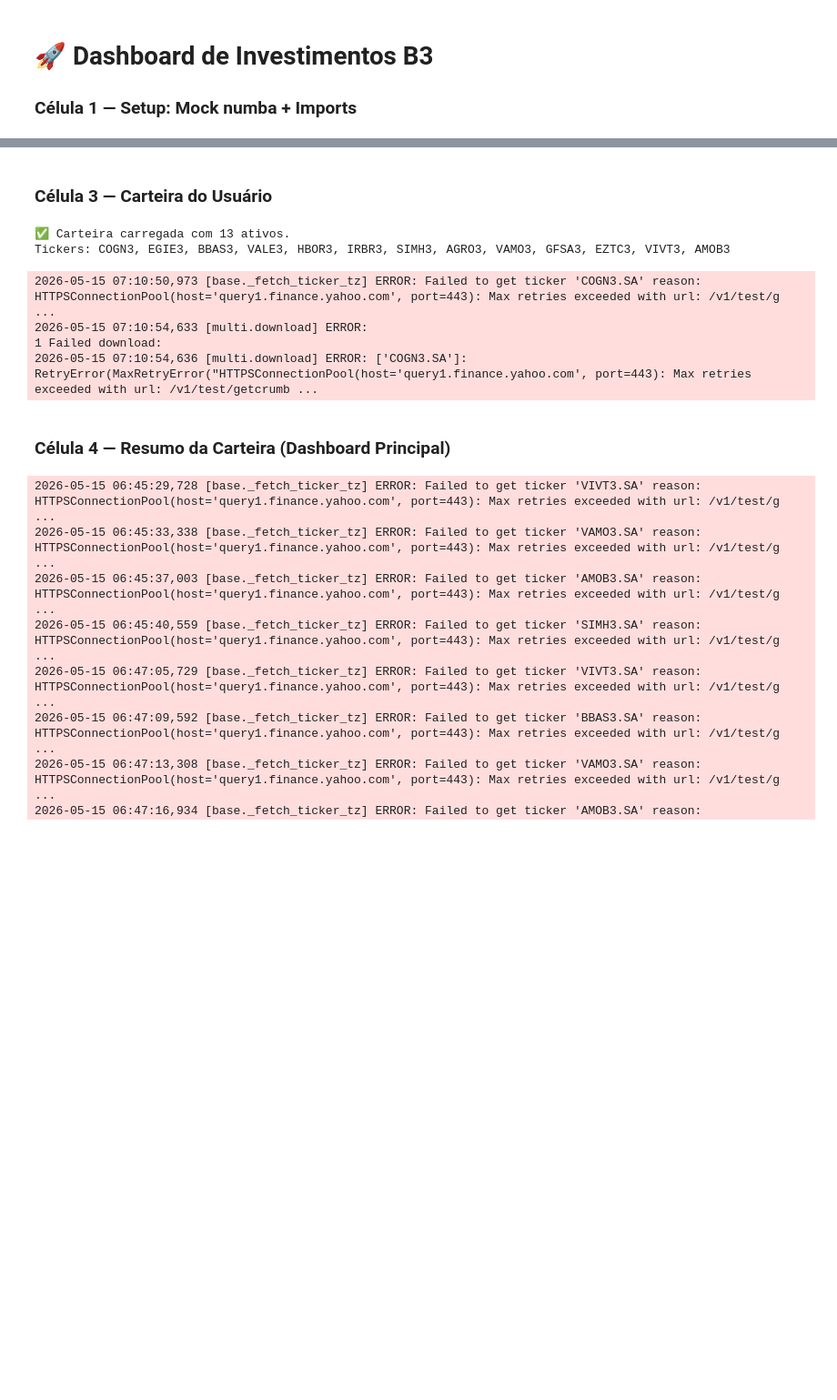
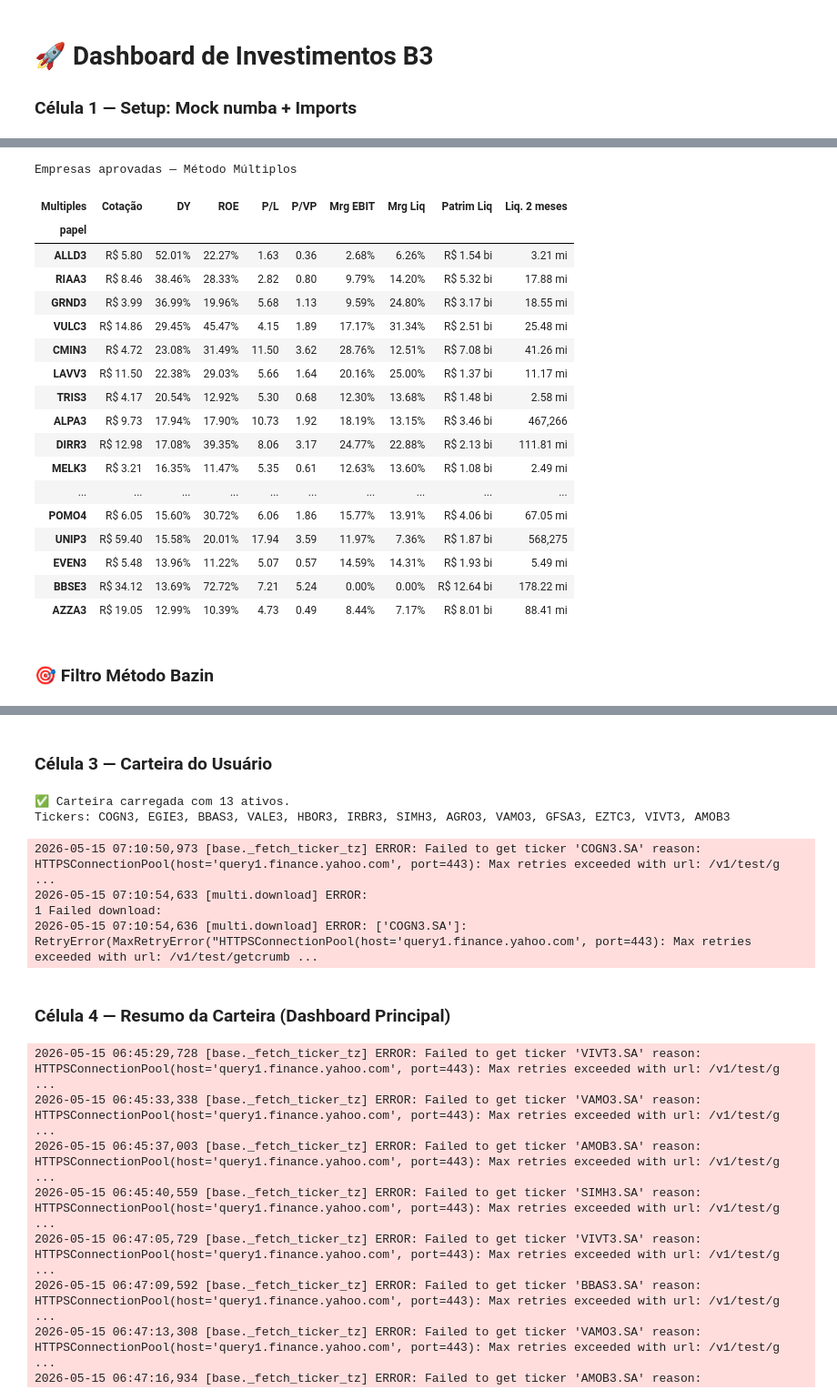
Before and after one commit to viniciusosousa/invest, a Jupyter notebook: sandbox.ipynb, the cells around one changed output, grey strips where cells are left out. Shown at 91% size. Cells and saved outputs as stored; diff of their text form; code cells hidden in the pictures; blank space fills up the shorter version.

```diff
--- a/sandbox.ipynb
+++ b/sandbox.ipynb
@@ -71,0 +208,72 @@ else:
+# %%
+top_n = 20
+ranking = boas_pagadoras.sort_values(dy_col, ascending=False).head(top_n)
+
+# Monta DataFrame de exibição com as colunas disponíveis
+colunas = colunas_exibir([
+        ("Cotação",    "cotacao"),
+        ("DY",         "dy"),
+        ("ROE",        "roe"),
+        ("P/L",        "pl"),
+        ("P/VP",       "pvp"),
+        ("Mrg EBIT",   "mrgebit"),
+        ("Mrg Liq",    "mrgliq"),
+        ("Patrim Liq", "patrliq"),
+        ("Liq. 2 meses", "l2m"),
+    ])
+ranking_df = ranking[list(colunas.keys())].rename(columns=colunas)
+
+# Formatos dinâmicos: só aplica formato se a coluna existir
+fmt = {}
+if "Cotação"   in ranking_df.columns: fmt["Cotação"]   = "R$ {:.2f}"
+if "DY"        in ranking_df.columns: fmt["DY"]        = "{:.2%}"
+if "ROE"       in ranking_df.columns: fmt["ROE"]       = "{:.2%}"
+if "P/L"       in ranking_df.columns: fmt["P/L"]       = "{:.2f}"
+if "P/VP"      in ranking_df.columns: fmt["P/VP"]      = "{:.2f}"
+if "Mrg EBIT"  in ranking_df.columns: fmt["Mrg EBIT"]  = "{:.2%}"
+if "Mrg Liq"   in ranking_df.columns: fmt["Mrg Liq"]   = "{:.2%}"
+if "Patrim Liq" in ranking_df.columns:
+    fmt["Patrim Liq"] = lambda x: (
+        f"R$ {x/1_000_000_000:.2f} bi" if x >= 1_000_000_000
+        else f"R$ {x/1_000_000:.2f} mi" if x >= 1_000_000
+        else f"R$ {x:,.0f}"
+    )
+if "Liq. 2 meses" in ranking_df.columns:
+    fmt["Liq. 2 meses"] = lambda x: (
+        f"{x/1_000_000_000:.2f} bi" if x >= 1_000_000_000
+        else f"{x/1_000_000:.2f} mi" if x >= 1_000_000
+        else f"{x:,.0f}"
+    )
+
+
+display(
+    ranking_df.style
+    .format(fmt)
+    .background_gradient(
+        subset=['DY'] if 'DY' in ranking_df.columns else None,
+        cmap='Greens'
+    )
+    .set_caption('Empresas aprovadas — Método Múltiplos')
+)
+# %% [output]
+Empresas aprovadas — Método Múltiplos
+| Multiples | Cotação | DY | ROE | P/L | P/VP | Mrg EBIT | Mrg Liq | Patrim Liq | Liq. 2 meses |
+| papel |  |  |  |  |  |  |  |  |  |
+| ALLD3 | R$ 5.80 | 52.01% | 22.27% | 1.63 | 0.36 | 2.68% | 6.26% | R$ 1.54 bi | 3.21 mi |
+| RIAA3 | R$ 8.46 | 38.46% | 28.33% | 2.82 | 0.80 | 9.79% | 14.20% | R$ 5.32 bi | 17.88 mi |
+| GRND3 | R$ 3.99 | 36.99% | 19.96% | 5.68 | 1.13 | 9.59% | 24.80% | R$ 3.17 bi | 18.55 mi |
+| VULC3 | R$ 14.86 | 29.45% | 45.47% | 4.15 | 1.89 | 17.17% | 31.34% | R$ 2.51 bi | 25.48 mi |
+| CMIN3 | R$ 4.72 | 23.08% | 31.49% | 11.50 | 3.62 | 28.76% | 12.51% | R$ 7.08 bi | 41.26 mi |
+| LAVV3 | R$ 11.50 | 22.38% | 29.03% | 5.66 | 1.64 | 20.16% | 25.00% | R$ 1.37 bi | 11.17 mi |
+| TRIS3 | R$ 4.17 | 20.54% | 12.92% | 5.30 | 0.68 | 12.30% | 13.68% | R$ 1.48 bi | 2.58 mi |
+| ALPA3 | R$ 9.73 | 17.94% | 17.90% | 10.73 | 1.92 | 18.19% | 13.15% | R$ 3.46 bi | 467,266 |
+| DIRR3 | R$ 12.98 | 17.08% | 39.35% | 8.06 | 3.17 | 24.77% | 22.88% | R$ 2.13 bi | 111.81 mi |
+| MELK3 | R$ 3.21 | 16.35% | 11.47% | 5.35 | 0.61 | 12.63% | 13.60% | R$ 1.08 bi | 2.49 mi |
+| ... | ... | ... | ... | ... | ... | ... | ... | ... | ... |
+| POMO4 | R$ 6.05 | 15.60% | 30.72% | 6.06 | 1.86 | 15.77% | 13.91% | R$ 4.06 bi | 67.05 mi |
+| UNIP3 | R$ 59.40 | 15.58% | 20.01% | 17.94 | 3.59 | 11.97% | 7.36% | R$ 1.87 bi | 568,275 |
+| EVEN3 | R$ 5.48 | 13.96% | 11.22% | 5.07 | 0.57 | 14.59% | 14.31% | R$ 1.93 bi | 5.49 mi |
+| BBSE3 | R$ 34.12 | 13.69% | 72.72% | 7.21 | 5.24 | 0.00% | 0.00% | R$ 12.64 bi | 178.22 mi |
+| AZZA3 | R$ 19.05 | 12.99% | 10.39% | 4.73 | 0.49 | 8.44% | 7.17% | R$ 8.01 bi | 88.41 mi |
+# %% [markdown]
+### 🎯 Filtro Método Bazin
```
Also changed, not shown: parts of 19 cells of this notebook, 3 other files.
